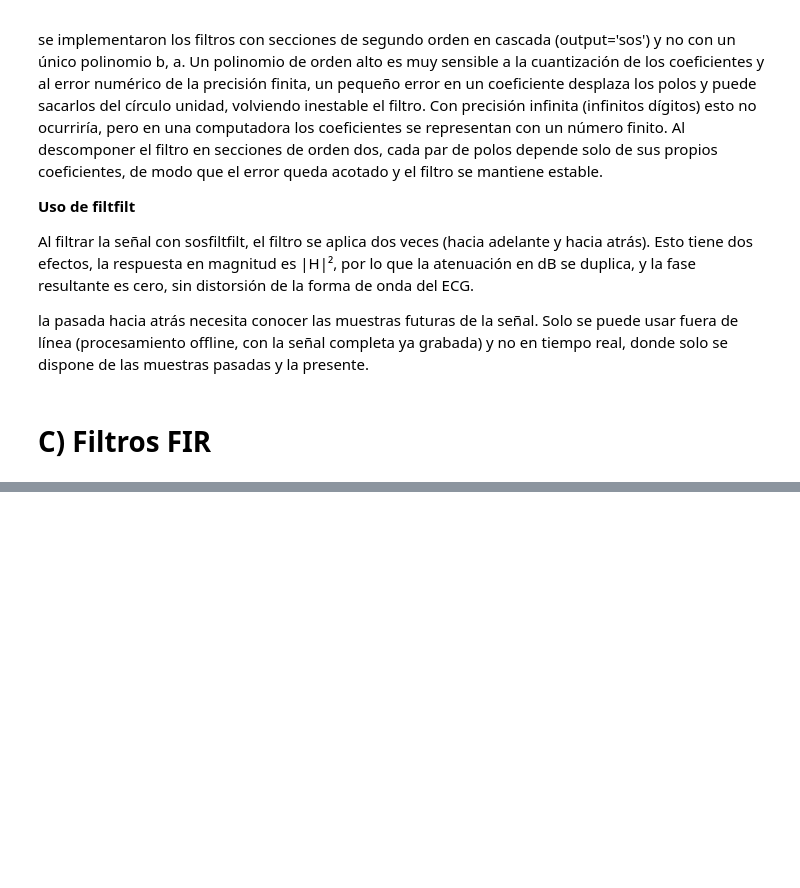
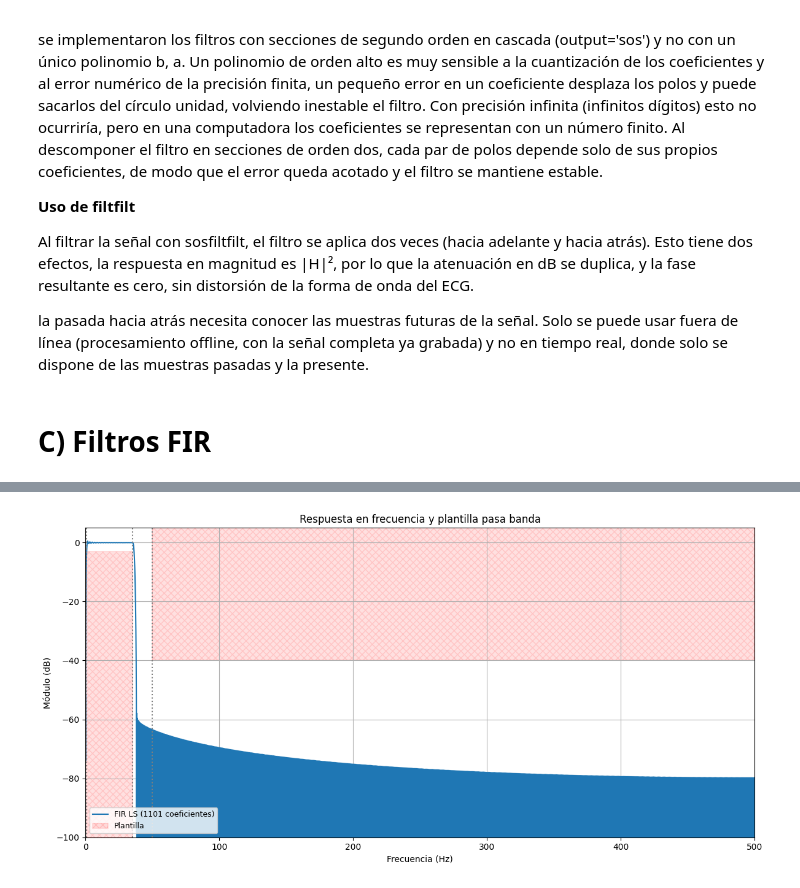
Before and after one commit to Tomasniklas/TS1-, a Jupyter notebook: TS7.ipynb, the cells around one changed output, grey strips where cells are left out. Saved outputs shown, nothing was run; the diff lists cells and outputs as text; code cells hidden in the pictures; blank space fills up the shorter version.

```diff
--- a/TS7.ipynb
+++ b/TS7.ipynb
@@ -564,0 +695,80 @@ la pasada hacia atrás necesita conocer las muestras futuras de la señal. Solo
+# %%
+#%% Filtro FIR Metodo LS
+
+taps_firls = 1101
+
+b_firls = sig.firls(taps_firls, [0.0, ws1 + 0.15, wp1, wp2, wp2+3, fs_ecg/2], [0.0, 0.0, 1.0, 1.0, 0.0, 0.0], weight=[1.0, 1.0, 7.0], fs=fs_ecg)
+
+
+#%%  FILTRO FIR LS
+
+y_firls = sig.lfilter(b_firls, 1, ecg_one_lead)
+
+demora_firls = (len(b_firls)-1)//2
+
+y_firls_comp = y_firls[demora_firls:]
+
+
+#%% Respuesta en frecuencia y plantilla
+
+y_min, y_max = -100, 5
+
+f_firls, h_firls = sig.freqz(b_firls, worN=131072, fs=fs_ecg)
+
+mod_firls = 20*np.log10(np.maximum(np.abs(h_firls), 1e-12))
+
+#%% Gráfico completo
+
+fig, ax = plt.subplots(figsize=(12, 6))
+
+ax.plot(f_firls, mod_firls, label=f'FIR LS ({taps_firls} coeficientes)')
+
+graficar_plantilla(ax, (0, fs_ecg/2))
+
+ax.set_title('Respuesta en frecuencia y plantilla pasa banda')
+ax.legend(loc='lower left', fontsize=9)
+
+plt.tight_layout()
+plt.show()
+
+
+#%% Zoom del rechazo inferior y transición inferior
+
+fig, ax = plt.subplots(figsize=(12, 6))
+
+ax.plot(f_firls, mod_firls, label='FIR LS')
+
+graficar_plantilla(ax, (0, 1.5))
+
+ax.set_title('Zoom: rechazo y transición inferior')
+ax.legend()
+plt.tight_layout()
+plt.show()
+
+
+
+fig, ax = plt.subplots(figsize=(12, 6))
+
+ax.plot(f_firls, mod_firls)
+
+graficar_plantilla(ax, (0.5, 36))
+
+ax.set_title('Zoom: banda pasante ')
+ax.legend()
+plt.tight_layout()
+plt.show()
+
+#%% Zoom de la transición y rechazo superior
+
+fig, ax = plt.subplots(figsize=(12, 6))
+
+ax.plot(f_firls, mod_firls, label='FIR LS')
+
+graficar_plantilla(ax, (34, 40))
+
+ax.set_title('Zoom: transición y rechazo superior')
+ax.legend()
+plt.tight_layout()
+plt.show()
+# %% [output]
+[figure, added]
```
Also changed, not shown: parts of 16 cells of this notebook.
